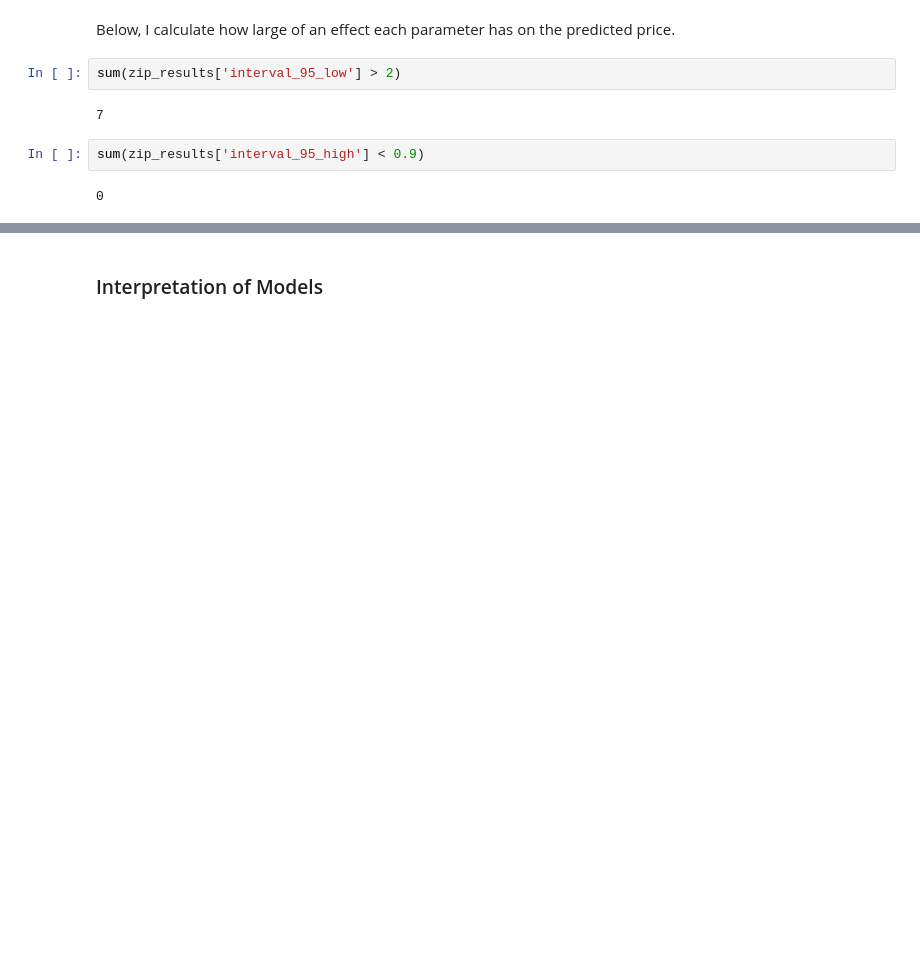
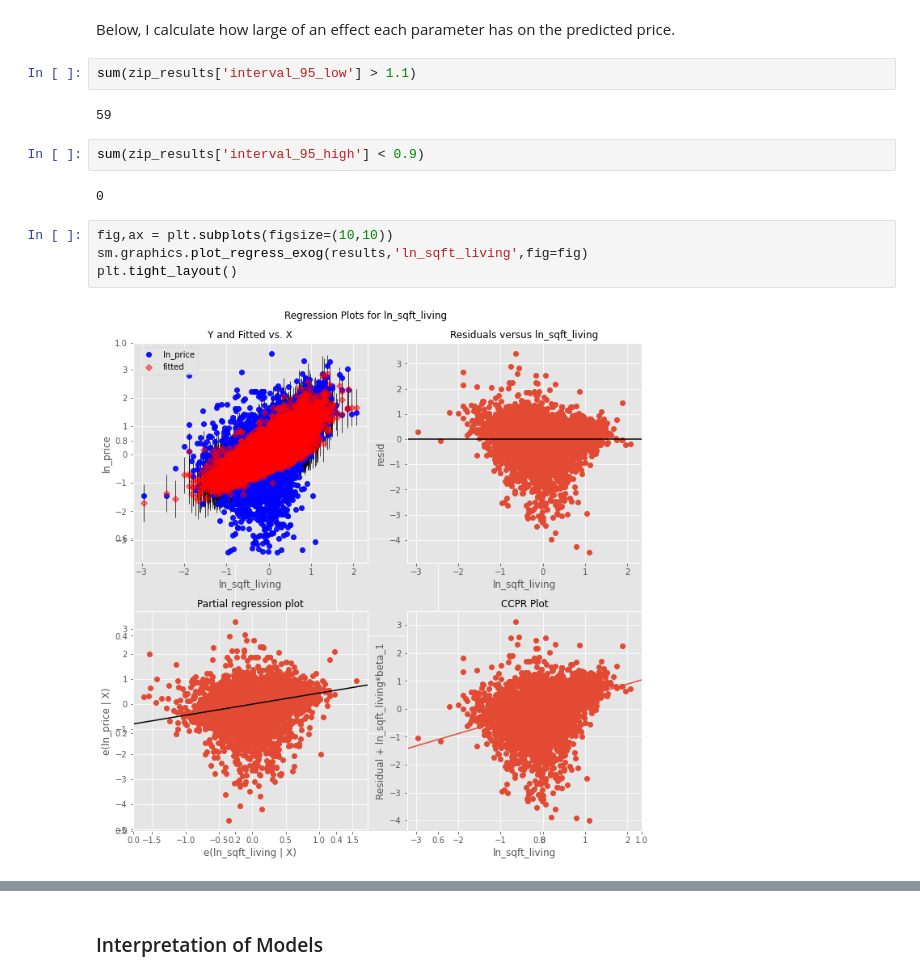
Before and after one commit to daviderics/KC-House-Sales-Phase-2-Project, a Jupyter notebook: student.ipynb, the cells around one changed output, grey strips where cells are left out. Cells and saved outputs as stored; diff of their text form; blank space fills up the shorter version.

```diff
--- a/student.ipynb
+++ b/student.ipynb
@@ -833,10 +863,16 @@ Text(0.5, 0, 'zip code ID')
 # %% [markdown]
 Below, I calculate how large of an effect each parameter has on the predicted price.
 # %%
-sum(zip_results['interval_95_low'] > 2)
+sum(zip_results['interval_95_low'] > 1.1)
 # %% [output]
-7
+59
 # %%
 sum(zip_results['interval_95_high'] < 0.9)
 # %% [output]
 0
+# %%
+fig,ax = plt.subplots(figsize=(10,10))
+sm.graphics.plot_regress_exog(results,'ln_sqft_living',fig=fig)
+plt.tight_layout()
+# %% [output]
+[figure, added]
```
Also changed, not shown: parts of 19 cells of this notebook.
